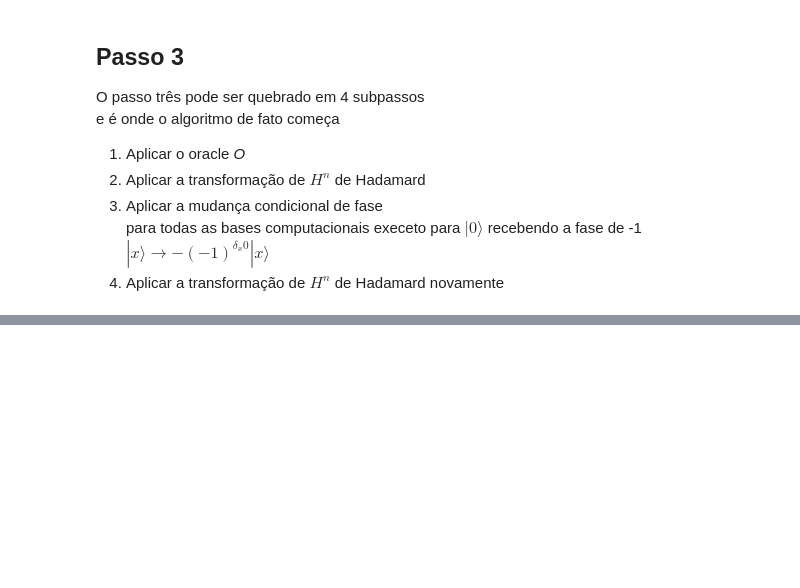
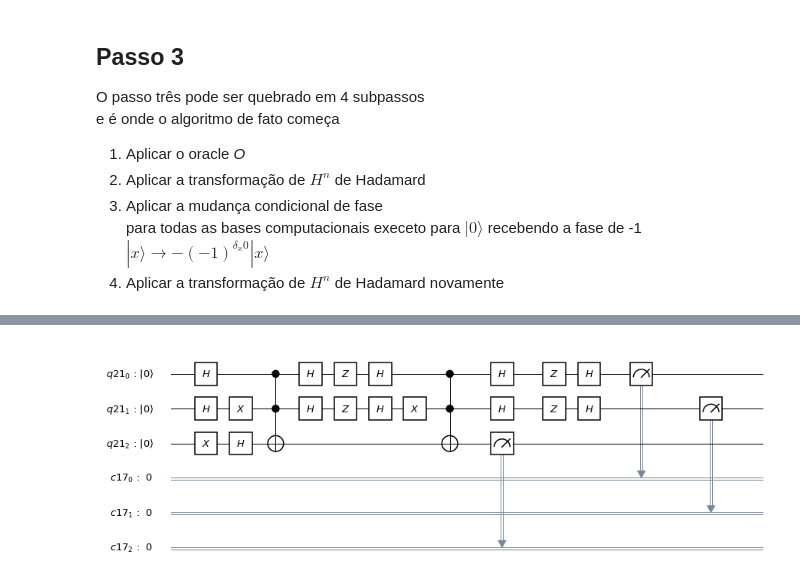
Before and after one commit to adjs/comp-quantica, a Jupyter notebook: grover.ipynb, the cells around one changed output, grey strips where cells are left out. Saved outputs shown, nothing was run; the diff lists cells and outputs as text; code cells hidden in the pictures; blank space fills up the shorter version.

```diff
--- a/grover.ipynb
+++ b/grover.ipynb
@@ -69,7 +69,7 @@ Agora que temos todas informações necessárias podemos de fato parti para impl
   Como o mostrado abaixo:
 # %%
 qr = QuantumRegister(3)
-cr = ClassicalRegister(2)
+cr = ClassicalRegister(3)
 grover = QuantumCircuit(qr, cr)
 # %% [markdown]
 ## Passo 2
@@ -113,0 +122,3 @@ Agora aplicaremos a transformação de Hadamard e a mudança condicional de fase
+# %%
+grover.h(qr[0])
+grover.h(qr[1])
@@ -113,0 +143,3 @@ Agora aplicaremos a transformação de Hadamard e a mudança condicional de fase
+# %%
+grover.h(qr[0])
+grover.h(qr[1])
@@ -113,0 +153,21 @@ Agora aplicaremos a transformação de Hadamard e a mudança condicional de fase
+# %%
+#--- Função ---
+grover.x(qr[1])
+grover.ccx(qr[0], qr[1], qr[2])
+
+#---Hadamard
+
+grover.h(qr[0])
+grover.h(qr[1])
+
+
+#----Troca de fase
+
+grover.z(qr[0])
+grover.z(qr[1])
+
+
+#--- Hadarmard
+
+grover.h(qr[0])
+grover.h(qr[1])
@@ -113,0 +181,6 @@ Agora aplicaremos a transformação de Hadamard e a mudança condicional de fase
+# %%
+grover.measure(qr, cr)
+
+grover.draw()
+# %% [output]
+[figure, added]
```
Also changed, not shown: parts of 13 cells of this notebook.
